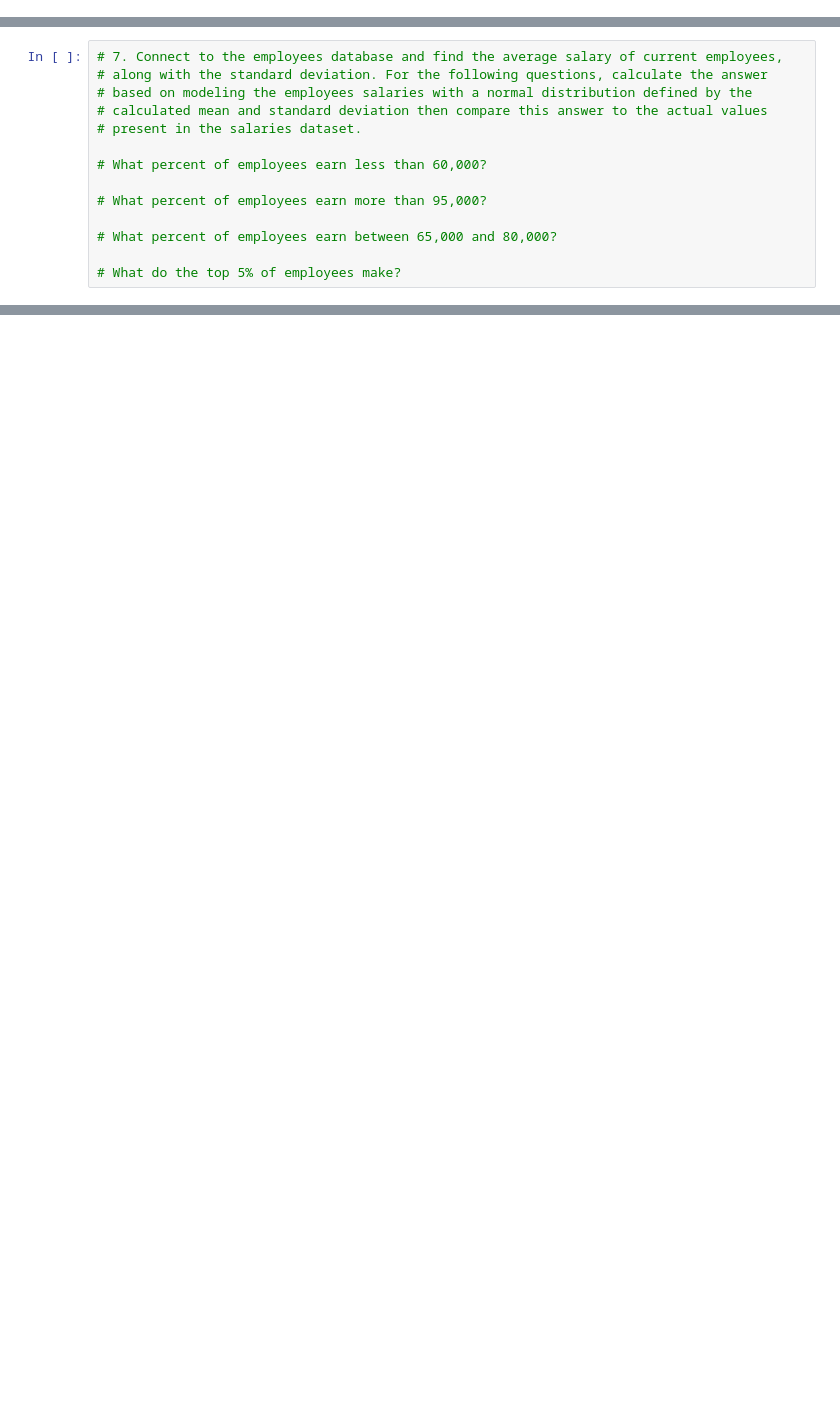
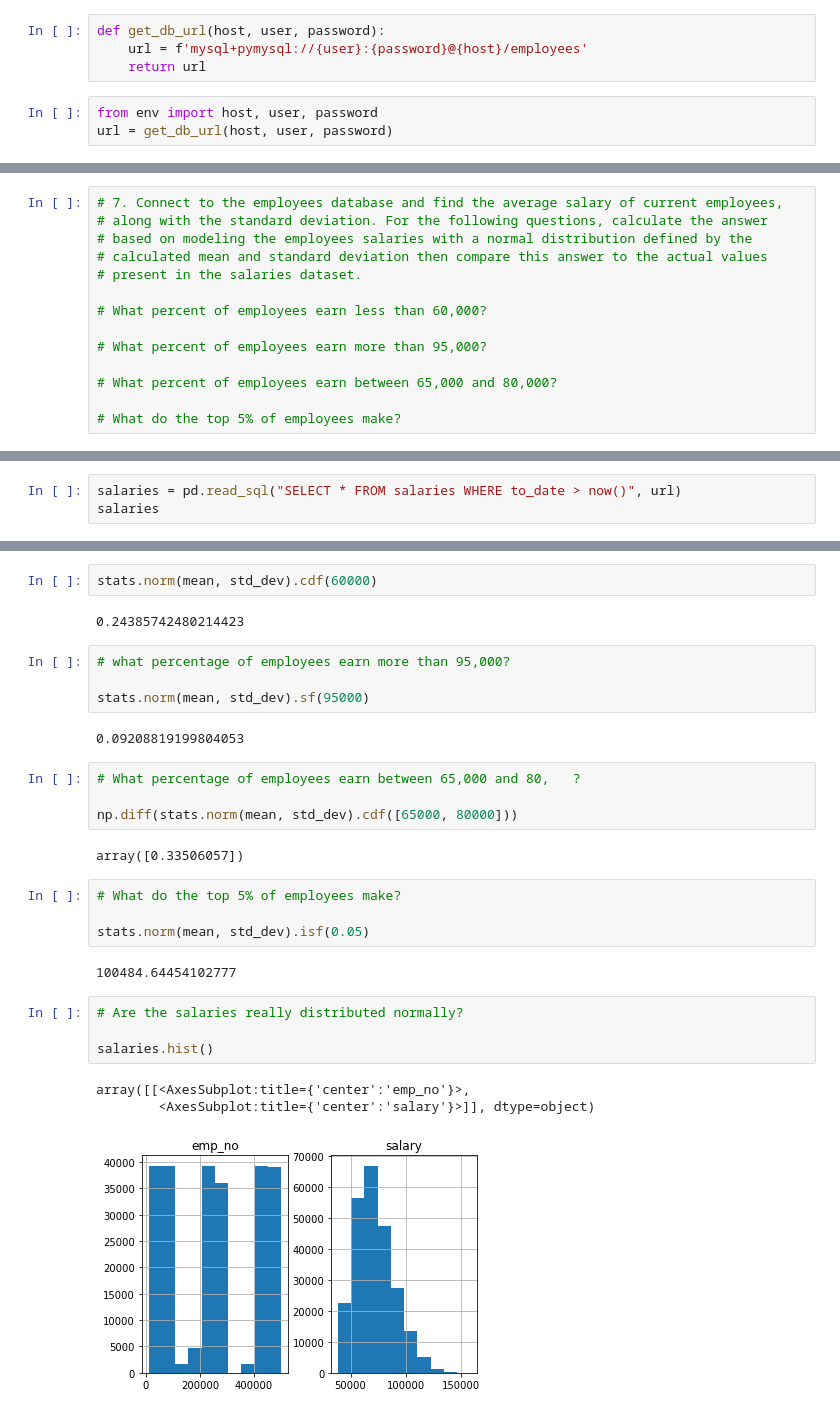
Before and after one commit to lupeluna/statistics-exercises, a Jupyter notebook: probability_distributions.ipynb, the cells around one changed output, grey strips where cells are left out. Saved outputs shown, nothing was run; the diff lists cells and outputs as text; blank space fills up the shorter version.

```diff
--- a/probability_distributions.ipynb
+++ b/probability_distributions.ipynb
@@ -12,3 +9,10 @@ ModuleNotFoundError: No module named 'env'
+# %%
+def get_db_url(host, user, password):
+    url = f'mysql+pymysql://{user}:{password}@{host}/employees'
+    return url
+# %%
+from env import host, user, password
+url = get_db_url(host, user, password)
 # %%
 # 1. A bank found that the average number of cars waiting during the noon hour at
 # a drive-up window follows a Poisson distribution with a mean of 2 cars. Make a
@@ -130,0 +287,3 @@ answer.sf(0)
+# %%
+salaries = pd.read_sql("SELECT * FROM salaries WHERE to_date > now()", url)
+salaries
@@ -130,0 +311,30 @@ answer.sf(0)
+# %%
+stats.norm(mean, std_dev).cdf(60000)
+# %% [output]
+0.24385742480214423
+# %%
+# what percentage of employees earn more than 95,000?
+
+stats.norm(mean, std_dev).sf(95000)
+# %% [output]
+0.09208819199804053
+# %%
+# What percentage of employees earn between 65,000 and 80,   ?
+
+np.diff(stats.norm(mean, std_dev).cdf([65000, 80000]))
+# %% [output]
+array([0.33506057])
+# %%
+# What do the top 5% of employees make?
+
+stats.norm(mean, std_dev).isf(0.05)
+# %% [output]
+100484.64454102777
+# %%
+# Are the salaries really distributed normally?
+
+salaries.hist()
+# %% [output]
+array([[<AxesSubplot:title={'center':'emp_no'}>,
+        <AxesSubplot:title={'center':'salary'}>]], dtype=object)
+[figure, added]
```
Also changed, not shown: parts of 34 cells of this notebook.
